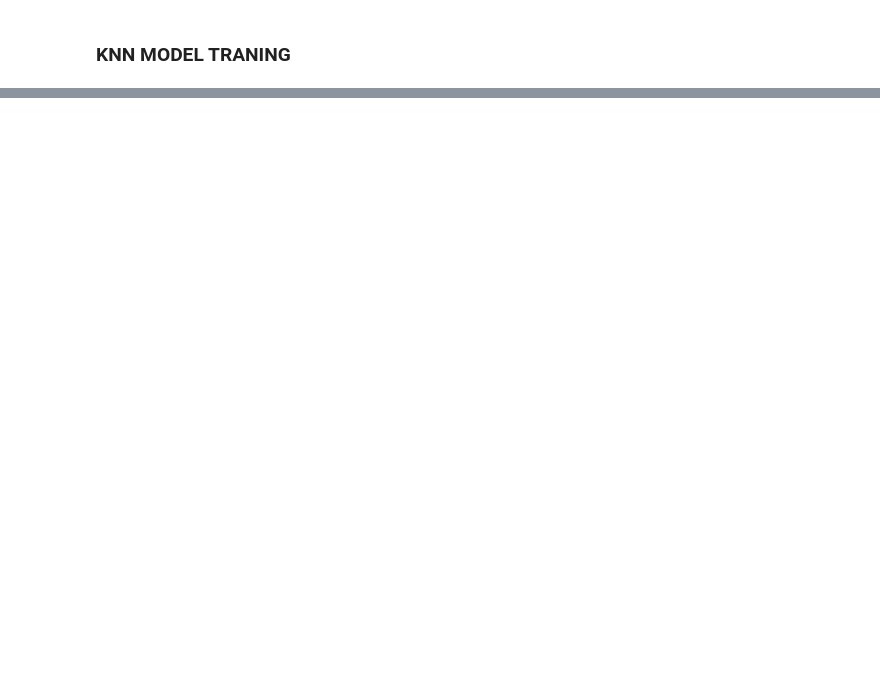
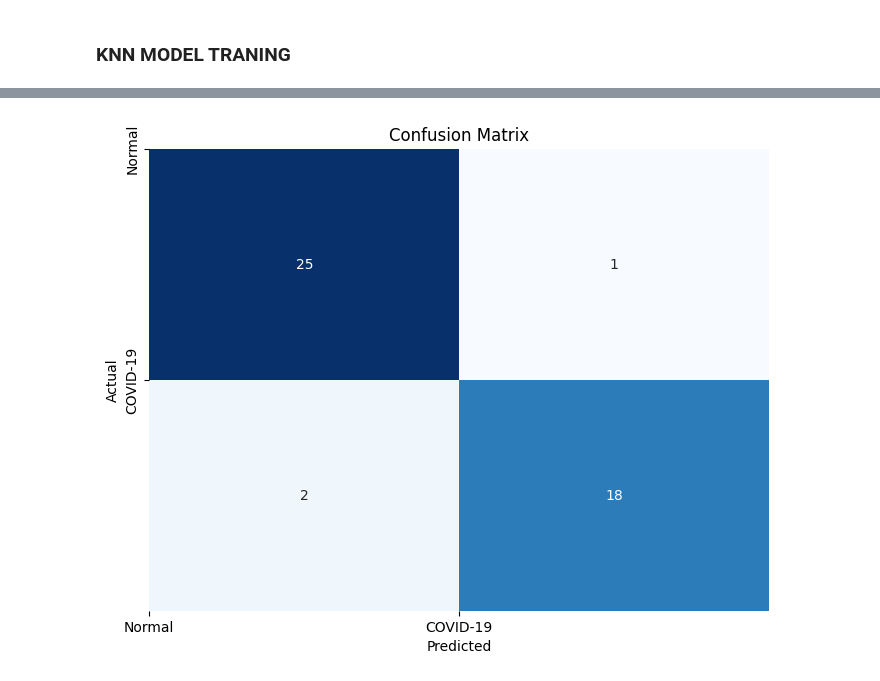
Before and after one commit to RajKumar-Developer/mlProject, a Jupyter notebook: KNN_model.ipynb, the cells around one changed output, grey strips where cells are left out. Drawn from its saved outputs; the diff is of its cells as text; code cells hidden in the pictures; blank space fills up the shorter version.

```diff
--- a/KNN_model.ipynb
+++ b/KNN_model.ipynb
@@ -26,0 +24,2 @@ target_size=(500,500)
+# %%
+target_size=(256,256)
@@ -153,0 +148,19 @@ print(f'F1 Score: {f1:.2f}')
+# %%
+
+k_values = range(1, 100)
+k_accuracy_list = []
+
+for k in k_values:
+    knn_classifier = KNeighborsClassifier(n_neighbors=k)
+    knn_classifier.fit(X_train, y_train)
+    y_pred = knn_classifier.predict(X_test)
+
+    accuracy = accuracy_score(y_test, y_pred)
+
+    k_accuracy_list.append((k, accuracy))
+
+k_accuracy_list.sort(key=lambda x: x[1], reverse=True)
+
+for i in range(3):
+    k, accuracy = k_accuracy_list[i]
+    print(f"The {i+1}st best 'k' value is: {k}, with an accuracy of {accuracy}")
@@ -153,0 +193,13 @@ print(f'F1 Score: {f1:.2f}')
+# %%
+conf_matrix = confusion_matrix(y_test, y_pred)
+
+plt.figure(figsize=(8, 6))
+sns.heatmap(conf_matrix, annot=True, fmt='d', cmap='Blues', cbar=False)
+plt.xlabel('Predicted')
+plt.ylabel('Actual')
+plt.xticks([0, 1], ['Normal', 'COVID-19'])
+plt.yticks([0, 1], ['Normal', 'COVID-19'])
+plt.title('Confusion Matrix')
+plt.show()
+# %% [output]
+[figure, added]
```
Also changed, not shown: parts of 18 cells of this notebook, 4 other files.
